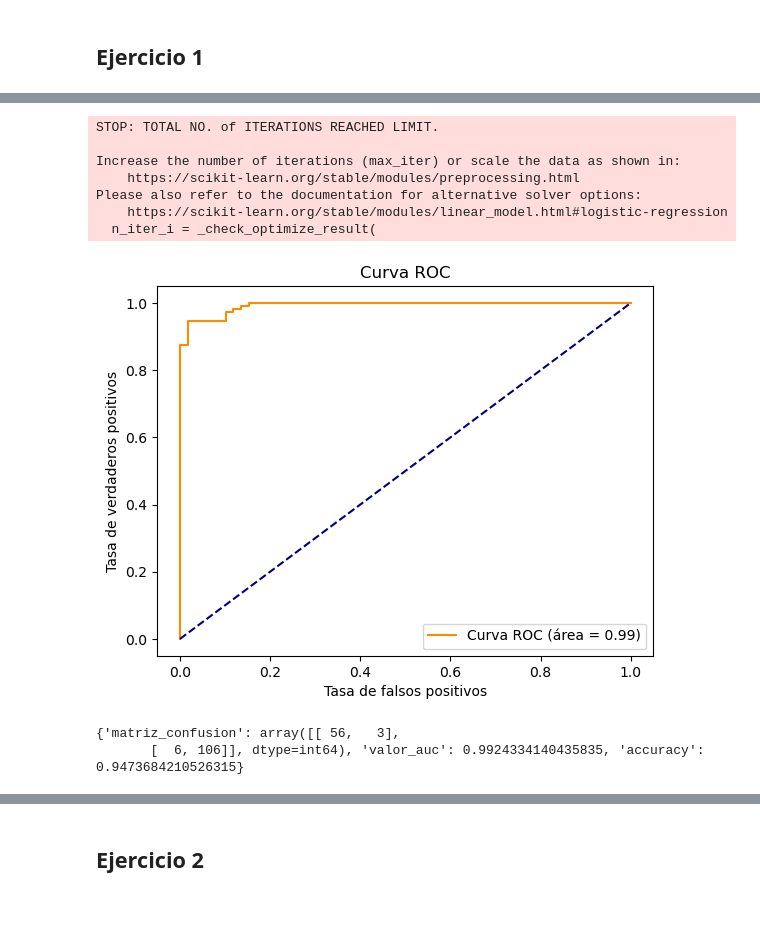
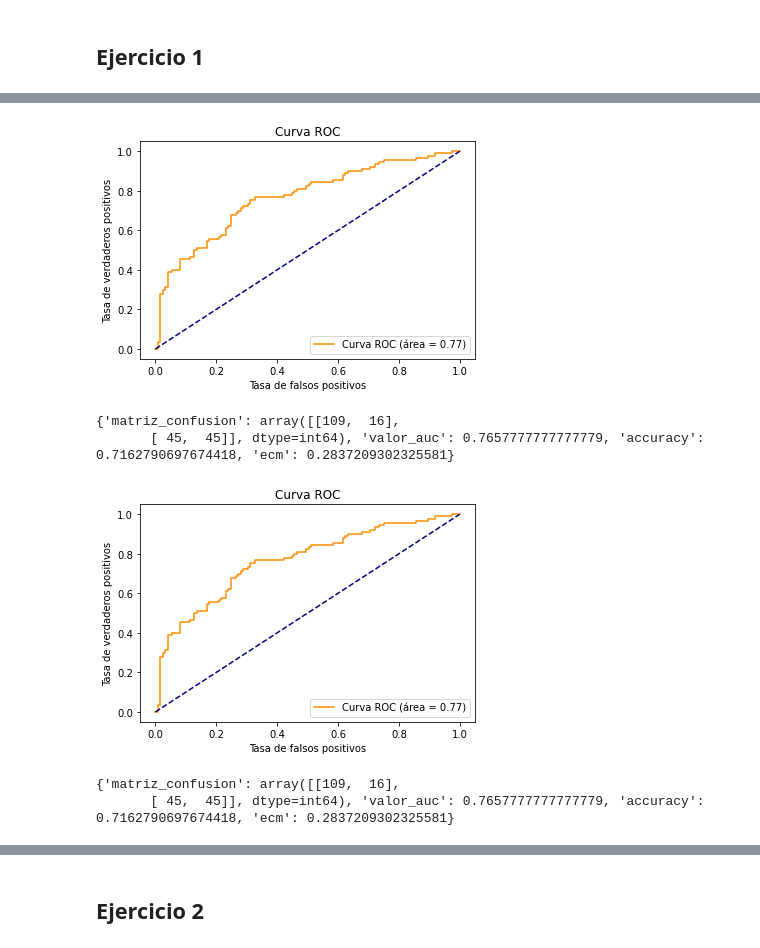
Before and after one commit to MateoAFernandez/TPs_BigData, a Jupyter notebook: TP3/TP3 - Parte 2.ipynb, the cells around one changed output, grey strips where cells are left out. Drawn from its saved outputs; the diff is of its cells as text; code cells hidden in the pictures; blank space fills up the shorter version.

Commit message:
varias cosas wu
los csv estan para correr la parte 3 pero no son las bases oficiales, funcionales

```diff
--- a/TP3/TP3 - Parte 2.ipynb
+++ b/TP3/TP3 - Parte 2.ipynb
@@ -34,0 +48,9 @@ X_train, X_test, y_train, y_test = train_test_split(X, y, test_size=0.3, random_
+# %%
+# Quitamos todas las variables que sean string y todas las filas con NAs
+titanic_df = titanic_df.drop(titanic_df.select_dtypes(include=['object']).columns, axis=1)
+titanic_df=titanic_df.dropna()
+# %%
+X=titanic_df.drop(columns=['Survived'])
+y=titanic_df.Survived
+# %%
+X = sm.add_constant(X)
@@ -35,5 +59,6 @@ X_train, X_test, y_train, y_test = train_test_split(X, y, test_size=0.3, random_
 # %%
-def evalua_metodo(modelo, X_train, y_train, X_test, y_test):
+def evalua_metodo(modelo, X_train, y_train, X_test, y_test, h_l=0.0001, h_k=5):
+
     '''
     Evalua un modelo de clasificación proporcionando métricas clave y visualizando la curva ROC.
 
@@ -50,8 +75,14 @@ def evalua_metodo(modelo, X_train, y_train, X_test, y_test):
     - Gráfico de la curva ROC.
     '''
     # Entrenando el modelo
-    modelo.fit(X_train, y_train)
-
+    if modelo==KNeighborsClassifier:
+        y = modelo(h_k).fit(X_train, y_train)
+    elif modelo== LogisticRegression:
+        y = modelo(C=1/h_l).fit(X_train, y_train)
+    elif modelo== LinearDiscriminantAnalysis:
+        y = modelo().fit(X_train, y_train)
+    else:
+        y = modelo.fit(X_train, y_train)
     # Predicciones
     y_pred = modelo.predict(X_test)
     y_pred_prob = modelo.predict_proba(X_test)[:, 1]
@@ -61,7 +92,7 @@ def evalua_metodo(modelo, X_train, y_train, X_test, y_test):
     fpr, tpr, thresholds = roc_curve(y_test, y_pred_prob)
     valor_auc = auc(fpr, tpr)
     accuracy = accuracy_score(y_test, y_pred)
-
+    ecm = mean_squared_error(y_test, y_pred) # Deseamos tener esta métrica disponible para la siguiente función.
     # Dibujando la curva ROC
     plt.figure()
     plt.plot(fpr, tpr, color='darkorange', label='Curva ROC (área = %0.2f)' % valor_auc)
@@ -76,26 +107,29 @@ def evalua_metodo(modelo, X_train, y_train, X_test, y_test):
     return {
         'matriz_confusion': matriz_confusion,
         'valor_auc': valor_auc,
-        'accuracy': accuracy
+        'accuracy': accuracy,
+        'ecm': ecm,
     }
 # %%
 # Definir el modelo
-modelo = LogisticRegression()
-
+modelo = LogisticRegression(max_iter=10000)
 # Usar la función evalua_metodo
 resultados = evalua_metodo(modelo, X_train, y_train, X_test, y_test)
 print(resultados)
 # %% [output]
+[figure, new version]
-STOP: TOTAL NO. of ITERATIONS REACHED LIMIT.
-
-Increase the number of iterations (max_iter) or scale the data as shown in:
-    https://scikit-learn.org/stable/modules/preprocessing.html
-Please also refer to the documentation for alternative solver options:
-    https://scikit-learn.org/stable/modules/linear_model.html#logistic-regression
-  n_iter_i = _check_optimize_result(
+{'matriz_confusion': array([[109,  16],
+       [ 45,  45]], dtype=int64), 'valor_auc': 0.7657777777777779, 'accuracy': 0.7162790697674418, 'ecm': 0.2837209302325581}
-[figure, old version]
-{'matriz_confusion': array([[ 56,   3],
-       [  6, 106]], dtype=int64), 'valor_auc': 0.9924334140435835, 'accuracy': 0.9473684210526315}
+# %%
+# Definir el modelo
+modelo = LogisticRegression(max_iter=10000)
+# Usar la función evalua_metodo
+resultados = evalua_metodo(modelo, X_train, y_train, X_test, y_test,h_l=10)
+print(resultados)
+# %% [output]
+[figure, added]
+{'matriz_confusion': array([[109,  16],
+       [ 45,  45]], dtype=int64), 'valor_auc': 0.7657777777777779, 'accuracy': 0.7162790697674418, 'ecm': 0.2837209302325581}
 # %%
 # Definir el modelo
 knn = KNeighborsClassifier(n_neighbors=5)
```
Also changed, not shown: parts of 14 cells of this notebook, 3 other files.
